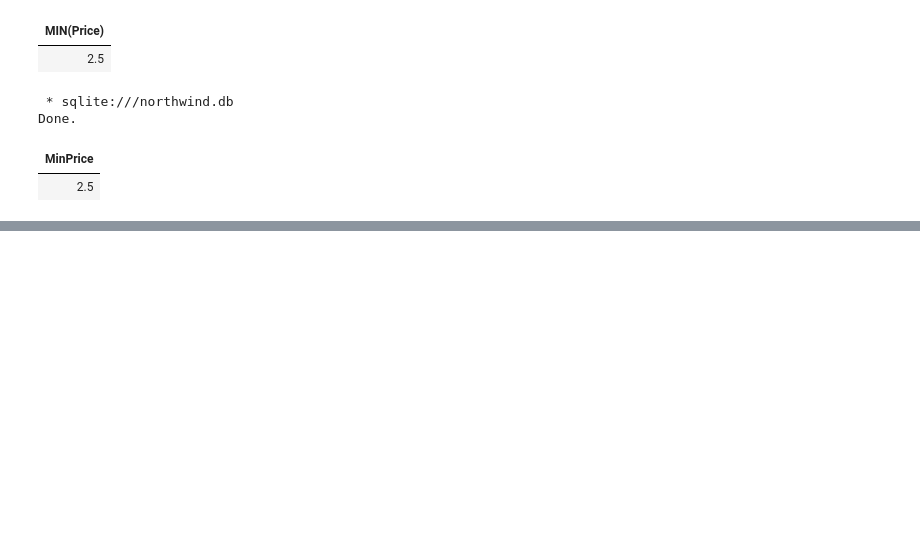
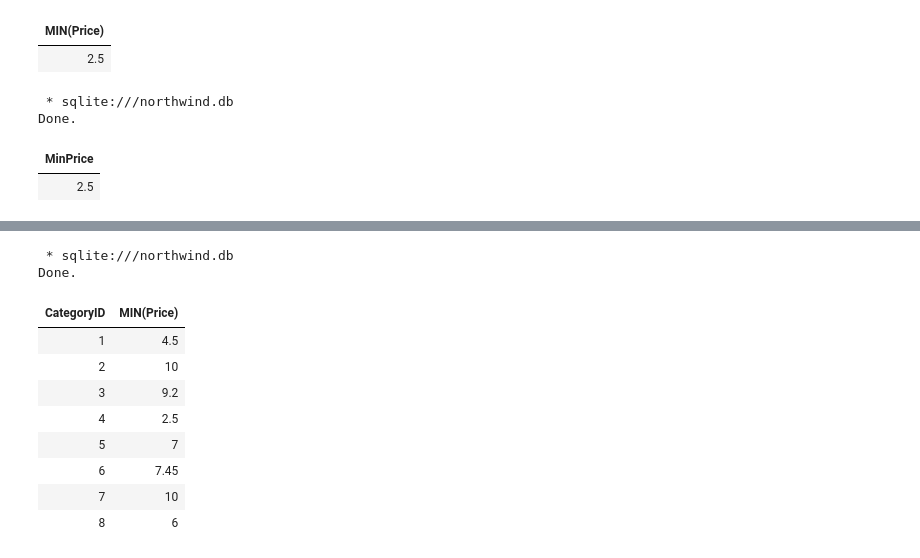
Before and after one commit to MAK8405/SQL, a Jupyter notebook: SQL.ipynb, the cells around one changed output, grey strips where cells are left out. Saved outputs shown, nothing was run; the diff lists cells and outputs as text; code cells hidden in the pictures; blank space fills up the shorter version.

```diff
--- a/SQL.ipynb
+++ b/SQL.ipynb
@@ -258,0 +328,15 @@ Done.
+# %%
+%%sql
+SELECT CategoryID, MIN(Price) FROM Products GROUP BY CategoryID;
+# %% [output]
+ * sqlite:///northwind.db
+Done.
+| CategoryID | MIN(Price) |
+| 1 | 4.5 |
+| 2 | 10 |
+| 3 | 9.2 |
+| 4 | 2.5 |
+| 5 | 7 |
+| 6 | 7.45 |
+| 7 | 10 |
+| 8 | 6 |
```
Also changed, not shown: parts of 8 cells of this notebook.
